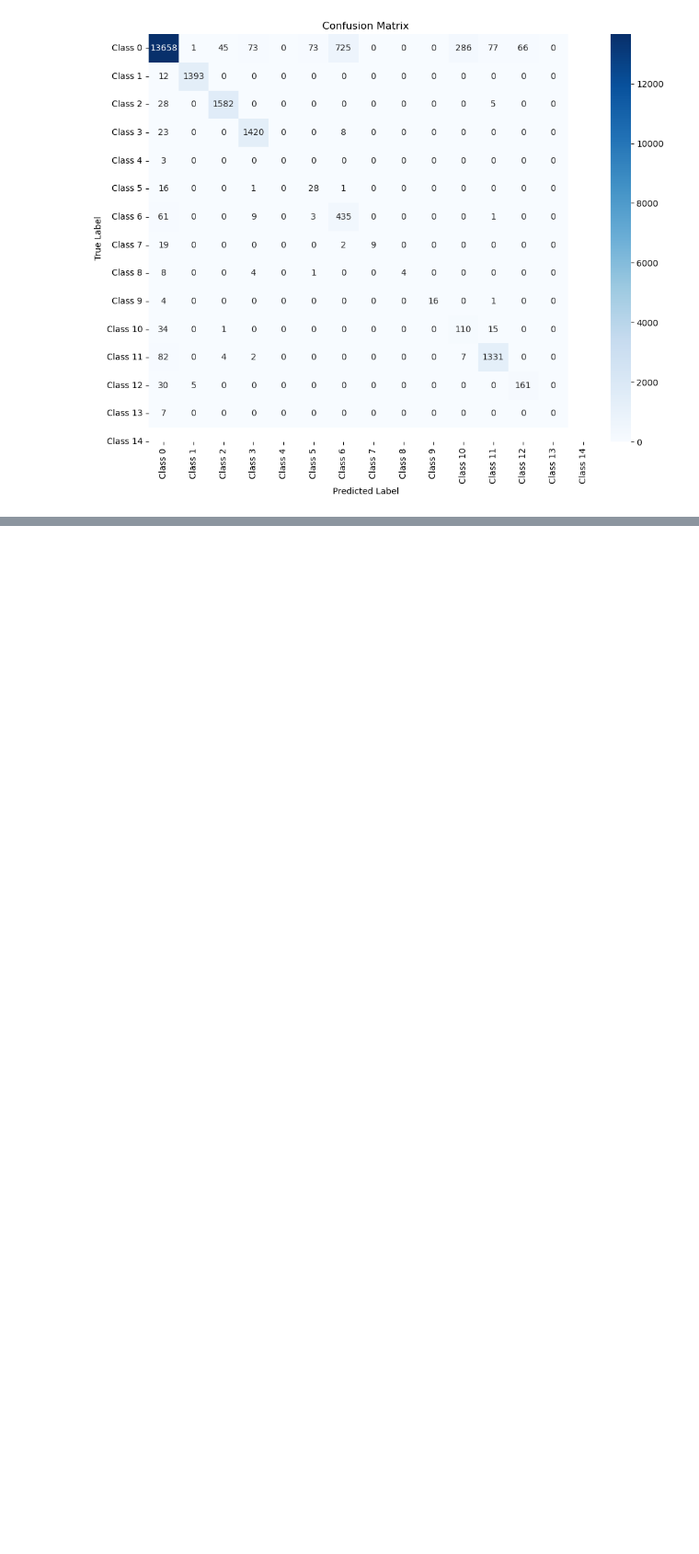
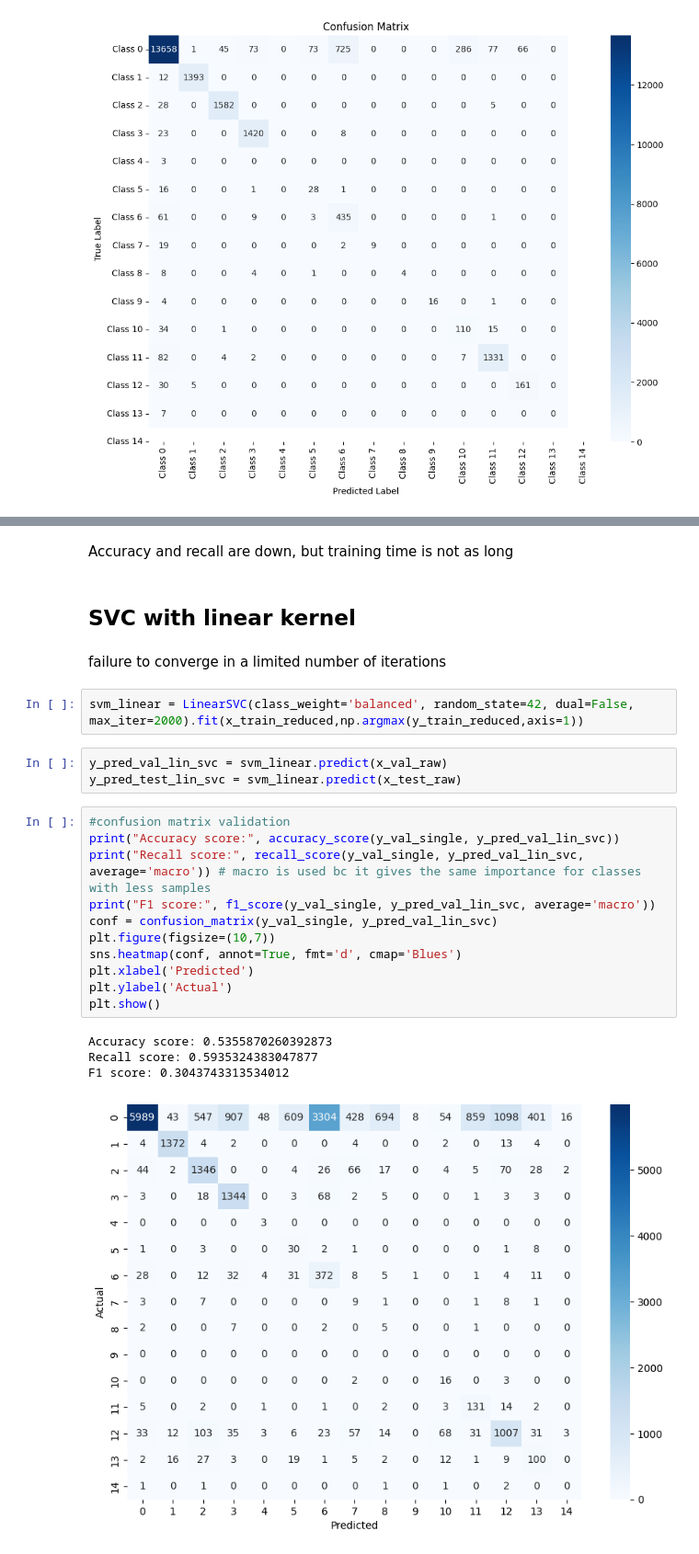
Before and after one commit to Azat228/ECG_Classification_for_Arrhythmia_Detection, a Jupyter notebook: Project_code.ipynb, the cells around one changed output, grey strips where cells are left out. Shown at 92% size. Cells and saved outputs as stored; diff of their text form; blank space fills up the shorter version.

```diff
--- a/Project_code.ipynb
+++ b/Project_code.ipynb
@@ -592,0 +634,27 @@ weighted avg      0.948     0.920     0.930     21890
+# %% [markdown]
+Accuracy and recall are down, but training time is not as long
+# %% [markdown]
+<h2>SVC with linear kernel</h2>
+# %% [markdown]
+failure to converge in a limited number of iterations
+# %%
+svm_linear = LinearSVC(class_weight='balanced', random_state=42, dual=False, max_iter=2000).fit(x_train_reduced,np.argmax(y_train_reduced,axis=1))
+# %%
+y_pred_val_lin_svc = svm_linear.predict(x_val_raw)
+y_pred_test_lin_svc = svm_linear.predict(x_test_raw)
+# %%
+#confusion matrix validation
+print("Accuracy score:", accuracy_score(y_val_single, y_pred_val_lin_svc))
+print("Recall score:", recall_score(y_val_single, y_pred_val_lin_svc, average='macro')) # macro is used bc it gives the same importance for classes with less samples
+print("F1 score:", f1_score(y_val_single, y_pred_val_lin_svc, average='macro'))
+conf = confusion_matrix(y_val_single, y_pred_val_lin_svc)
+plt.figure(figsize=(10,7))
+sns.heatmap(conf, annot=True, fmt='d', cmap='Blues')
+plt.xlabel('Predicted')
+plt.ylabel('Actual')
+plt.show()
+# %% [output]
+Accuracy score: 0.5355870260392873
+Recall score: 0.5935324383047877
+F1 score: 0.3043743313534012
+[figure, added]
```
Also changed, not shown: parts of 26 cells of this notebook.
